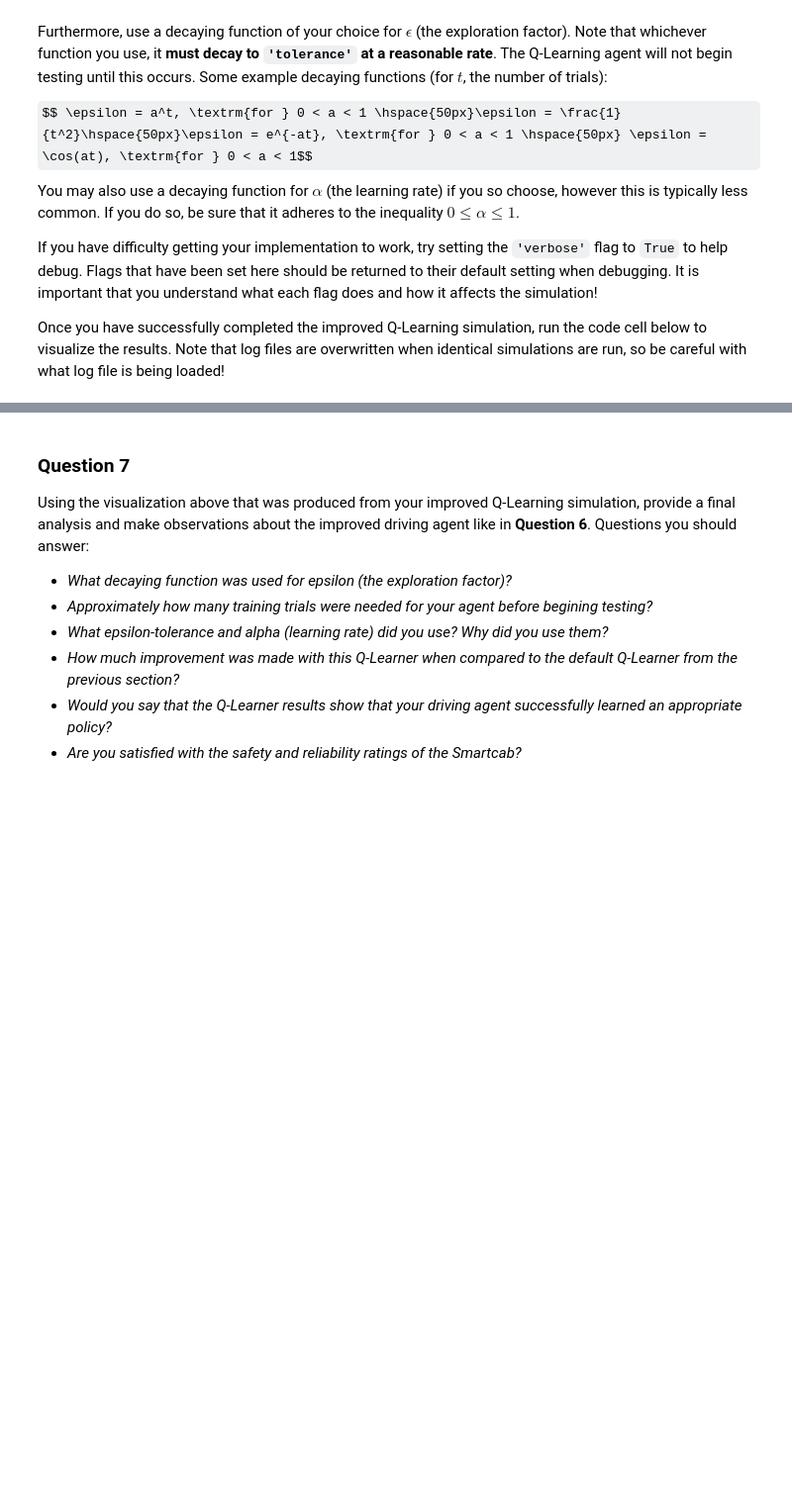
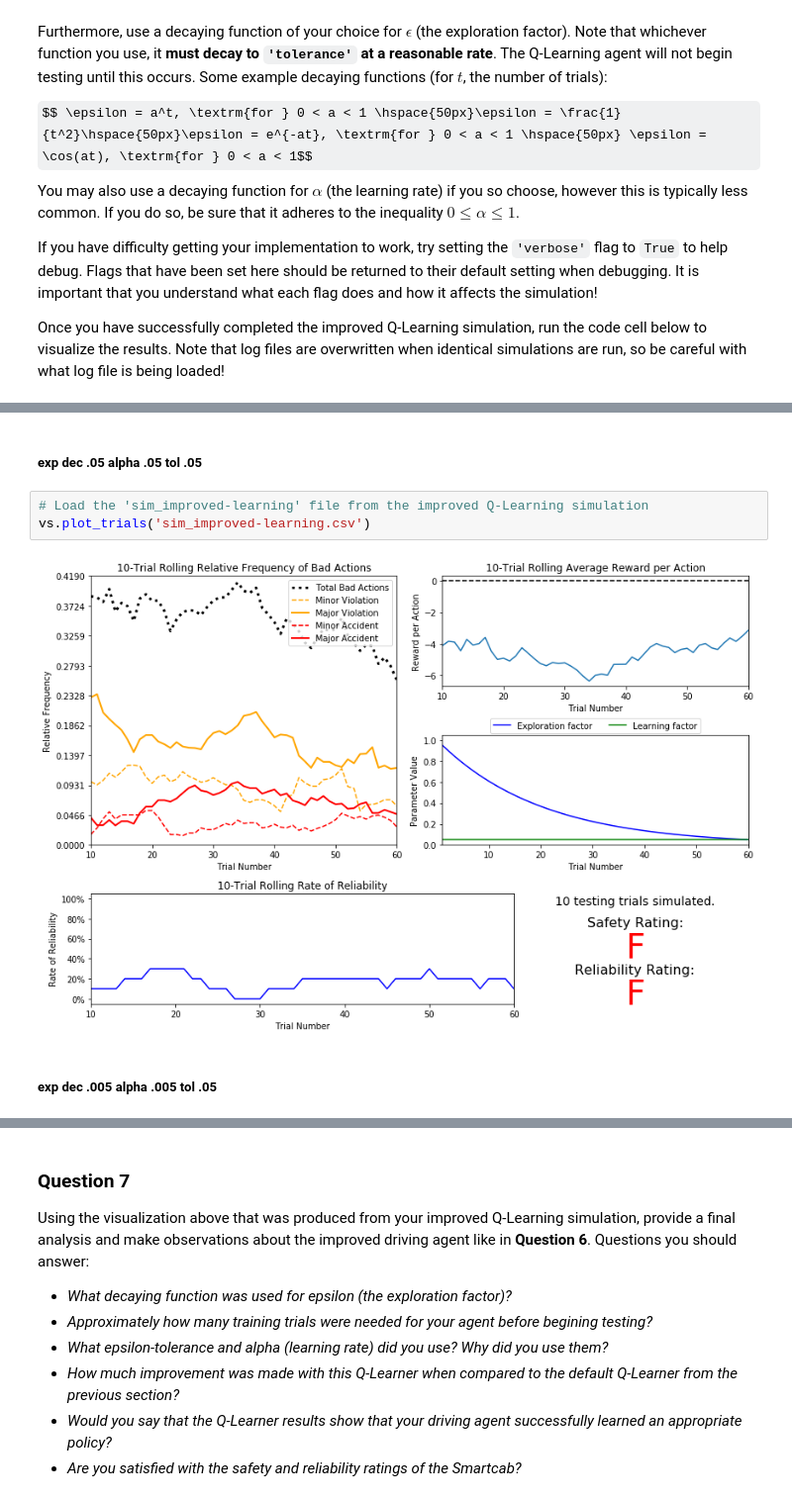
Before and after one commit to Ryanglambert/machine-learning, a Jupyter notebook: projects/smartcab/smartcab.ipynb, the cells around one changed output, grey strips where cells are left out. Shown: that part at 99% size. Saved outputs shown, nothing was run; the diff lists cells and outputs as text; some formulas as TeX source; blank space fills up the shorter version.

```diff
--- a/projects/smartcab/smartcab.ipynb
+++ b/projects/smartcab/smartcab.ipynb
@@ -217,3 +282,12 @@ Once you have successfully completed the improved Q-Learning simulation, run the
+# %% [markdown]
+##### exp dec .05 alpha .05 tol .05
+# %%
+# Load the 'sim_improved-learning' file from the improved Q-Learning simulation
+vs.plot_trials('sim_improved-learning.csv')
+# %% [output]
+[figure, added]
+# %% [markdown]
+##### exp dec .005 alpha .005 tol .05
 # %%
 # Load the 'sim_improved-learning' file from the improved Q-Learning simulation
 vs.plot_trials('sim_improved-learning.csv')
```
Also changed, not shown: parts of 22 cells of this notebook, 6 other files.
